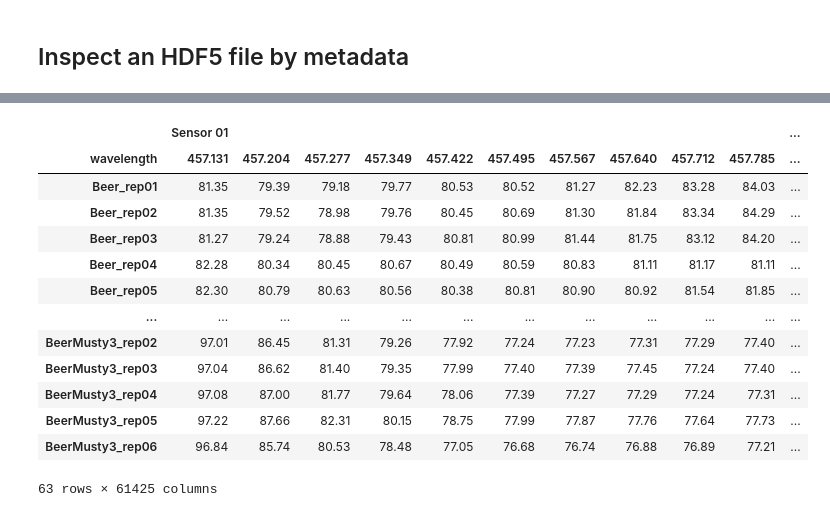
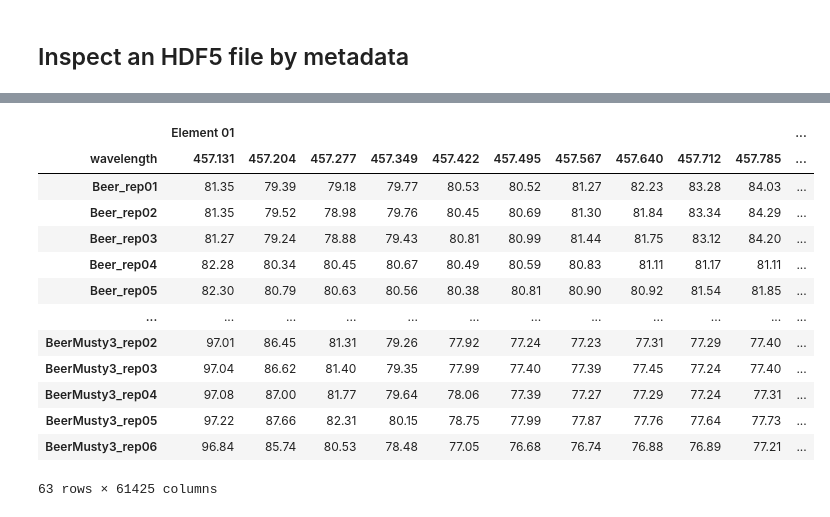
Before and after one commit to calcut/dwt-optical, a Jupyter notebook: h5_import_export.ipynb, the cells around one changed output, grey strips where cells are left out. Drawn from its saved outputs; the diff is of its cells as text; code cells hidden in the pictures.

```diff
--- a/h5_import_export.ipynb
+++ b/h5_import_export.ipynb
@@ -100,9 +143,9 @@ print(e01_BeerBitter1)
 # %%
-measurements = h5.filter_by_metadata(filename, 'element')
-export = h5.export_dataframes(filename, 'export.csv', measurements)
+measurements = h5.filter_by_metadata(filename, 'sensor', 'HAN24')
+export = h5.export_dataframes(filename, measurements, outfile=None)
 display(export)
 # %% [output]
-|  | Sensor 01 |  |  |  |  |  |  |  |  |  | ... |
+|  | Element 01 |  |  |  |  |  |  |  |  |  | ... |
 | wavelength | 457.131 | 457.204 | 457.277 | 457.349 | 457.422 | 457.495 | 457.567 | 457.640 | 457.712 | 457.785 | ... |
 | Beer_rep01 | 81.35 | 79.39 | 79.18 | 79.77 | 80.53 | 80.52 | 81.27 | 82.23 | 83.28 | 84.03 | ... |
 | Beer_rep02 | 81.35 | 79.52 | 78.98 | 79.76 | 80.45 | 80.69 | 81.30 | 81.84 | 83.34 | 84.29 | ... |
```
Also changed, not shown: parts of 11 cells of this notebook, 1 other file.
